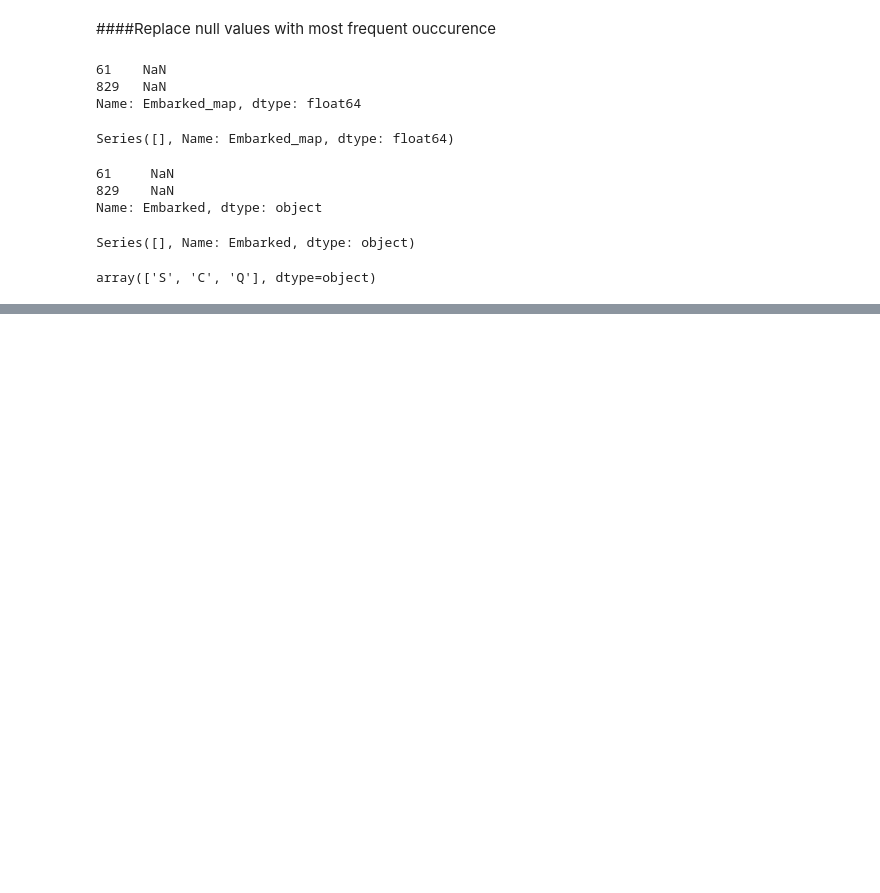
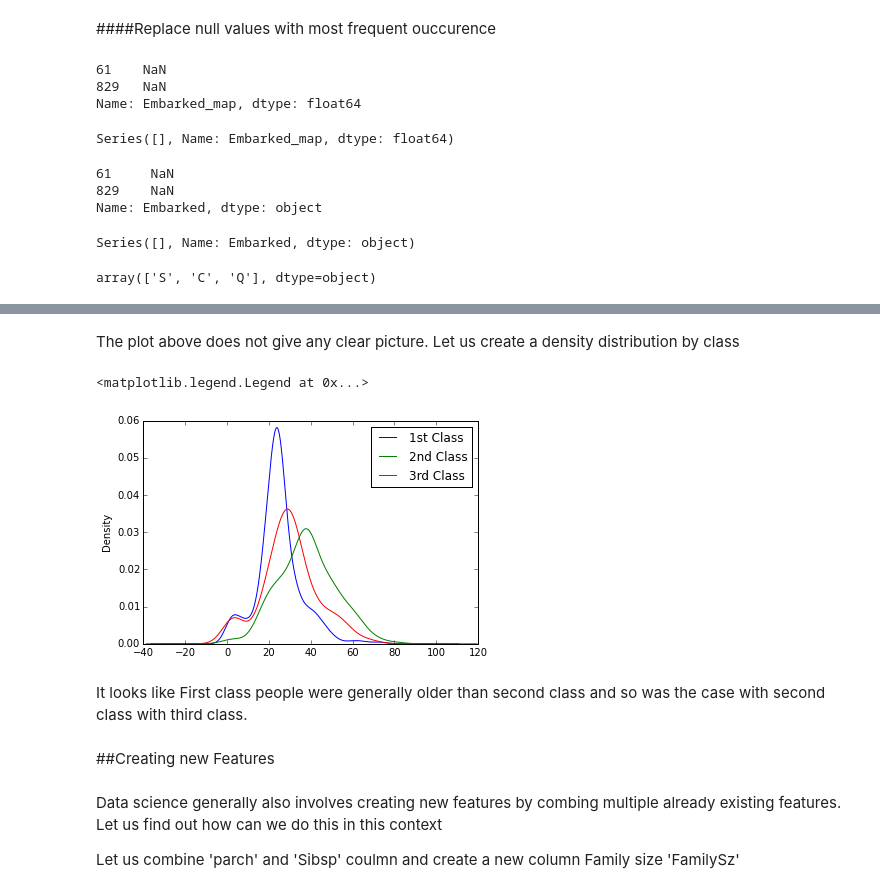
Before and after one commit to harjeet88/kaggle-titanic-example, a Jupyter notebook: titanic.ipynb, the cells around one changed output, grey strips where cells are left out. Saved outputs shown, nothing was run; the diff lists cells and outputs as text; code cells hidden in the pictures; blank space fills up the shorter version.

```diff
--- a/titanic.ipynb
+++ b/titanic.ipynb
@@ -309,0 +356,22 @@ array(['S', 'C', 'Q'], dtype=object)
+# %% [markdown]
+The plot above does not give any clear picture. Let us create a density distribution by class
+# %%
+p_classes = df.Pclass.unique()
+
+for cl in p_classes :
+    df.Age_enc[df.Pclass == cl].plot(kind='kde')
+
+plt.legend(('1st Class', '2nd Class', '3rd Class'), loc='best')
+# %% [output]
+<matplotlib.legend.Legend at 0x...>
+[figure, added]
+# %% [markdown]
+It looks like First class people were generally older than second class and so was the case with second class with
+third class.
+# %% [markdown]
+##Creating new Features
+# %% [markdown]
+Data science generally also involves creating new features by combing multiple already existing features. Let us
+find out how can we do this in this context
+
+Let us combine 'parch' and 'Sibsp' coulmn and create a new column Family size 'FamilySz'
```
Also changed, not shown: parts of 36 cells of this notebook.
